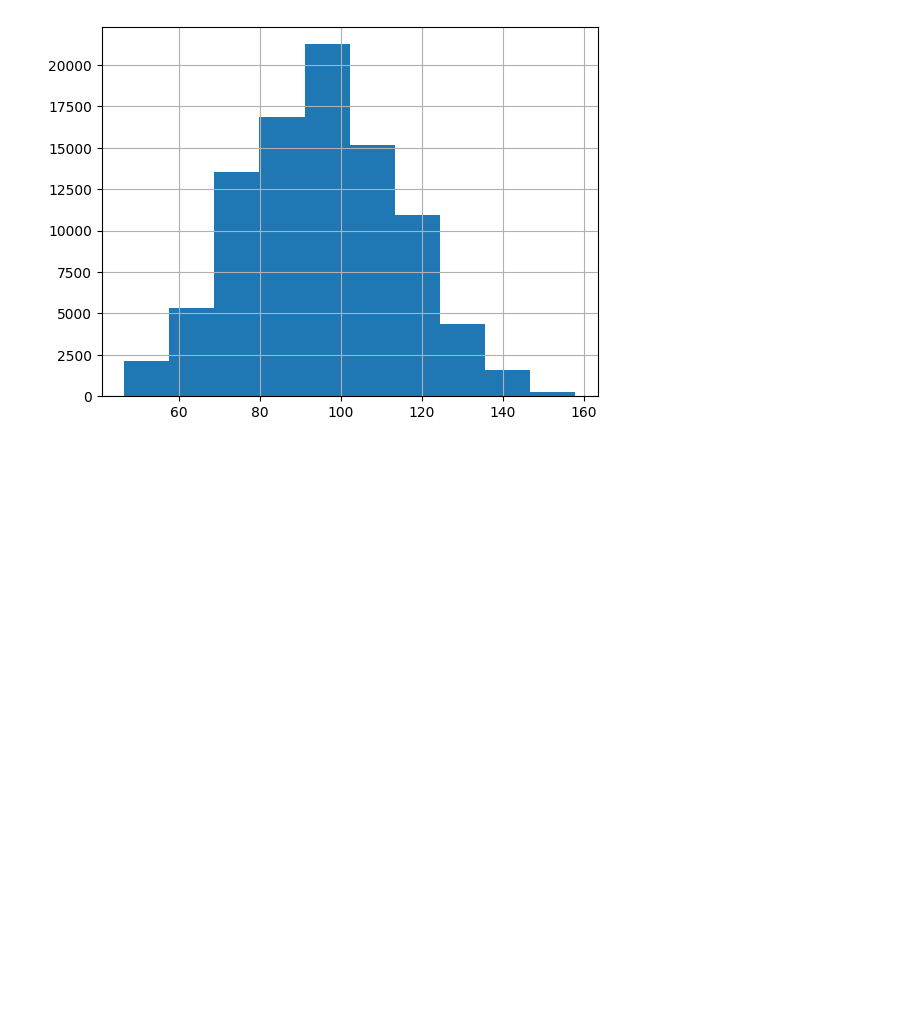
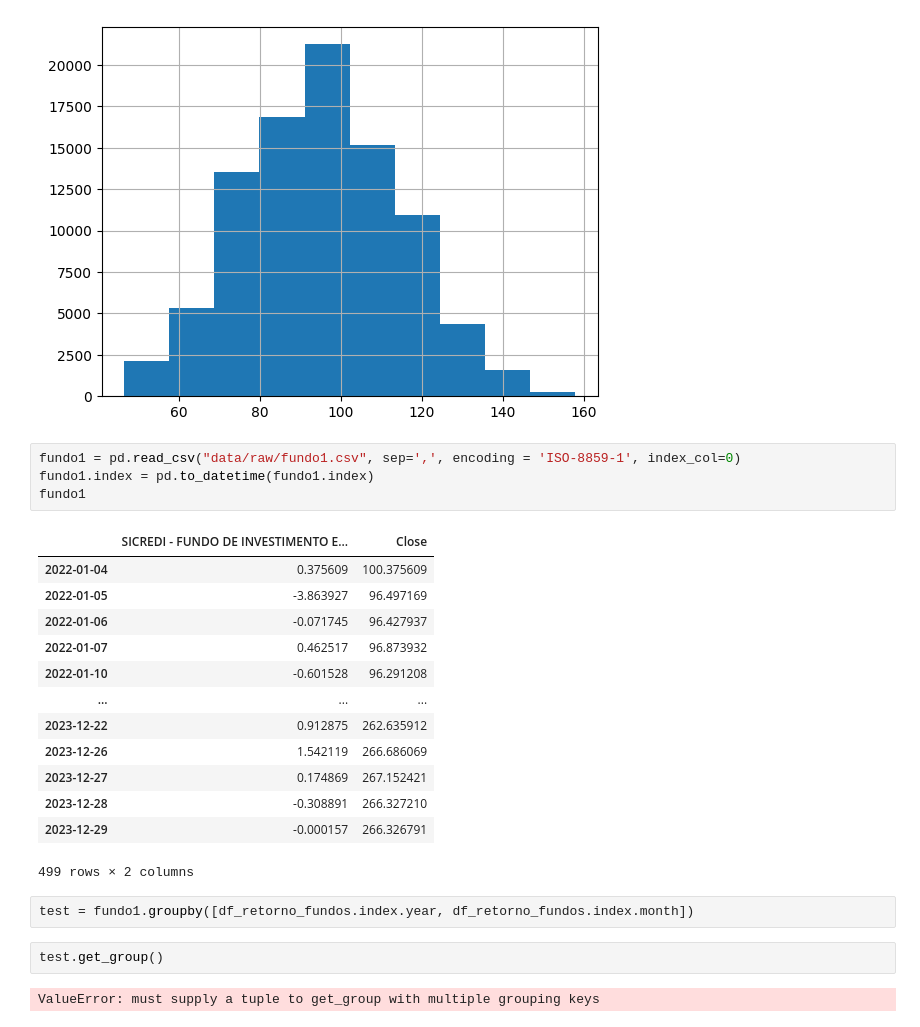
Before and after one commit to bargos/PortOptAggregator, a Jupyter notebook: notebooks/data_process.ipynb, the cells around one changed output. Drawn from its saved outputs; the diff is of its cells as text; blank space fills up the shorter version.

Commit message:
feat: new data

```diff
--- a/notebooks/data_process.ipynb
+++ b/notebooks/data_process.ipynb
@@ -351,3 +387,27 @@ data['Retorno 24M/%'].hist()
 # %% [output]
 <Axes: >
 [figure]
+# %%
+fundo1 = pd.read_csv("data/raw/fundo1.csv", sep=',', encoding = 'ISO-8859-1', index_col=0)
+fundo1.index = pd.to_datetime(fundo1.index)
+fundo1
+# %% [output]
+|  | SICREDI - FUNDO DE INVESTIMENTO E... | Close |
+| 2022-01-04 | 0.375609 | 100.375609 |
+| 2022-01-05 | -3.863927 | 96.497169 |
+| 2022-01-06 | -0.071745 | 96.427937 |
+| 2022-01-07 | 0.462517 | 96.873932 |
+| 2022-01-10 | -0.601528 | 96.291208 |
+| ... | ... | ... |
+| 2023-12-22 | 0.912875 | 262.635912 |
+| 2023-12-26 | 1.542119 | 266.686069 |
+| 2023-12-27 | 0.174869 | 267.152421 |
+| 2023-12-28 | -0.308891 | 266.327210 |
+| 2023-12-29 | -0.000157 | 266.326791 |
+499 rows × 2 columns
+# %%
+test = fundo1.groupby([df_retorno_fundos.index.year, df_retorno_fundos.index.month])
+# %%
+test.get_group()
+# %% [output]
+ValueError: must supply a tuple to get_group with multiple grouping keys
```
Also changed, not shown: parts of 2 cells of this notebook, 28 other files.
